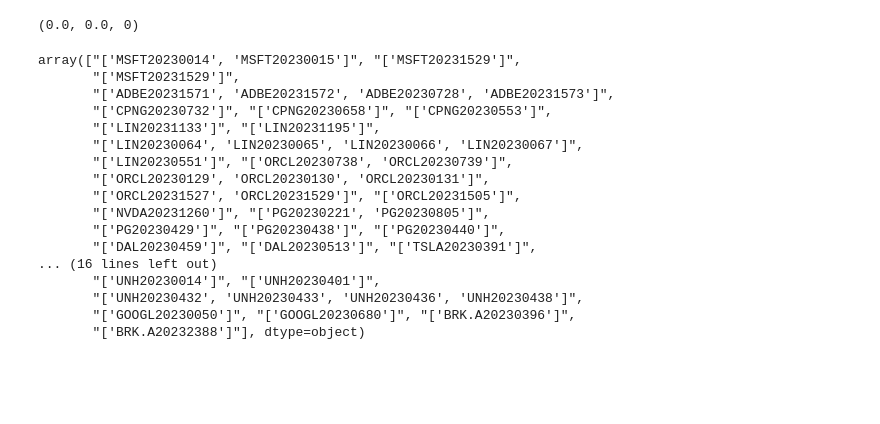
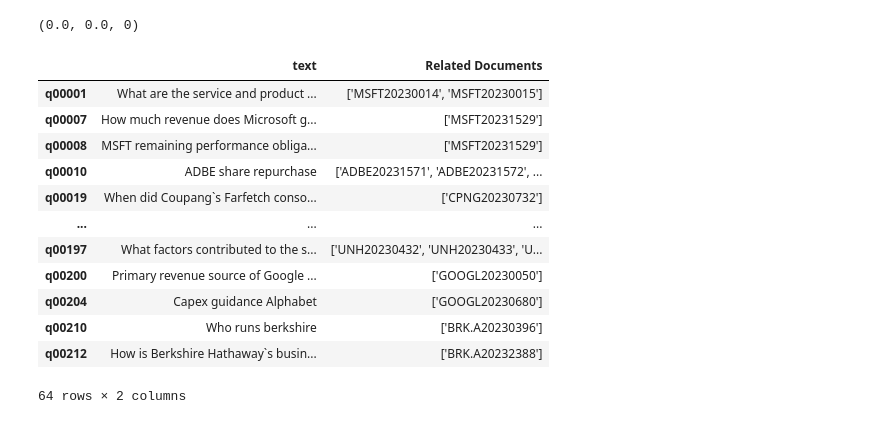
Before and after one commit to emrekuruu/Finance_RAG, a Jupyter notebook: demos/finder.ipynb, the cells around one changed output. Cells and saved outputs as stored; diff of their text form; code cells hidden in the pictures; blank space fills up the shorter version.

```diff
--- a/demos/finder.ipynb
+++ b/demos/finder.ipynb
@@ -156,25 +349,21 @@ evaluate_retrieval(query_df["Related Documents"], retrieved_df["Documents"])
 # %% [output]
 (0.0, 0.0, 0)
 # %%
-not_empty = query_df[query_df["Related Documents"].apply(lambda x: len(x) > 2)]["Related Documents"]
-index = not_empty.index
-not_empty.values
+non_empty = query_df[query_df["Related Documents"].apply(lambda x: len(ast.literal_eval(x)) > 0)]
+index = non_empty.index
+non_empty
 # %% [output]
+|  | text | Related Documents |
+| q00001 | What are the service and product ... | ['MSFT20230014', 'MSFT20230015'] |
+| q00007 | How much revenue does Microsoft g... | ['MSFT20231529'] |
+| q00008 | MSFT remaining performance obliga... | ['MSFT20231529'] |
+| q00010 | ADBE share repurchase | ['ADBE20231571', 'ADBE20231572', ... |
+| q00019 | When did Coupang`s Farfetch conso... | ['CPNG20230732'] |
+| ... | ... | ... |
+| q00197 | What factors contributed to the s... | ['UNH20230432', 'UNH20230433', 'U... |
+| q00200 | Primary revenue source of Google ... | ['GOOGL20230050'] |
+| q00204 | Capex guidance Alphabet | ['GOOGL20230680'] |
+| q00210 | Who runs berkshire | ['BRK.A20230396'] |
+| q00212 | How is Berkshire Hathaway`s busin... | ['BRK.A20232388'] |
-array(["['MSFT20230014', 'MSFT20230015']", "['MSFT20231529']",
-       "['MSFT20231529']",
-       "['ADBE20231571', 'ADBE20231572', 'ADBE20230728', 'ADBE20231573']",
-       "['CPNG20230732']", "['CPNG20230658']", "['CPNG20230553']",
-       "['LIN20231133']", "['LIN20231195']",
-       "['LIN20230064', 'LIN20230065', 'LIN20230066', 'LIN20230067']",
-       "['LIN20230551']", "['ORCL20230738', 'ORCL20230739']",
-       "['ORCL20230129', 'ORCL20230130', 'ORCL20230131']",
-       "['ORCL20231527', 'ORCL20231529']", "['ORCL20231505']",
-       "['NVDA20231260']", "['PG20230221', 'PG20230805']",
-       "['PG20230429']", "['PG20230438']", "['PG20230440']",
-       "['DAL20230459']", "['DAL20230513']", "['TSLA20230391']",
-... (16 lines left out)
-       "['UNH20230014']", "['UNH20230401']",
-       "['UNH20230432', 'UNH20230433', 'UNH20230436', 'UNH20230438']",
-       "['GOOGL20230050']", "['GOOGL20230680']", "['BRK.A20230396']",
-       "['BRK.A20232388']"], dtype=object)
+64 rows × 2 columns
 # %%
```
Also changed, not shown: parts of 23 cells of this notebook, 6 other files.
